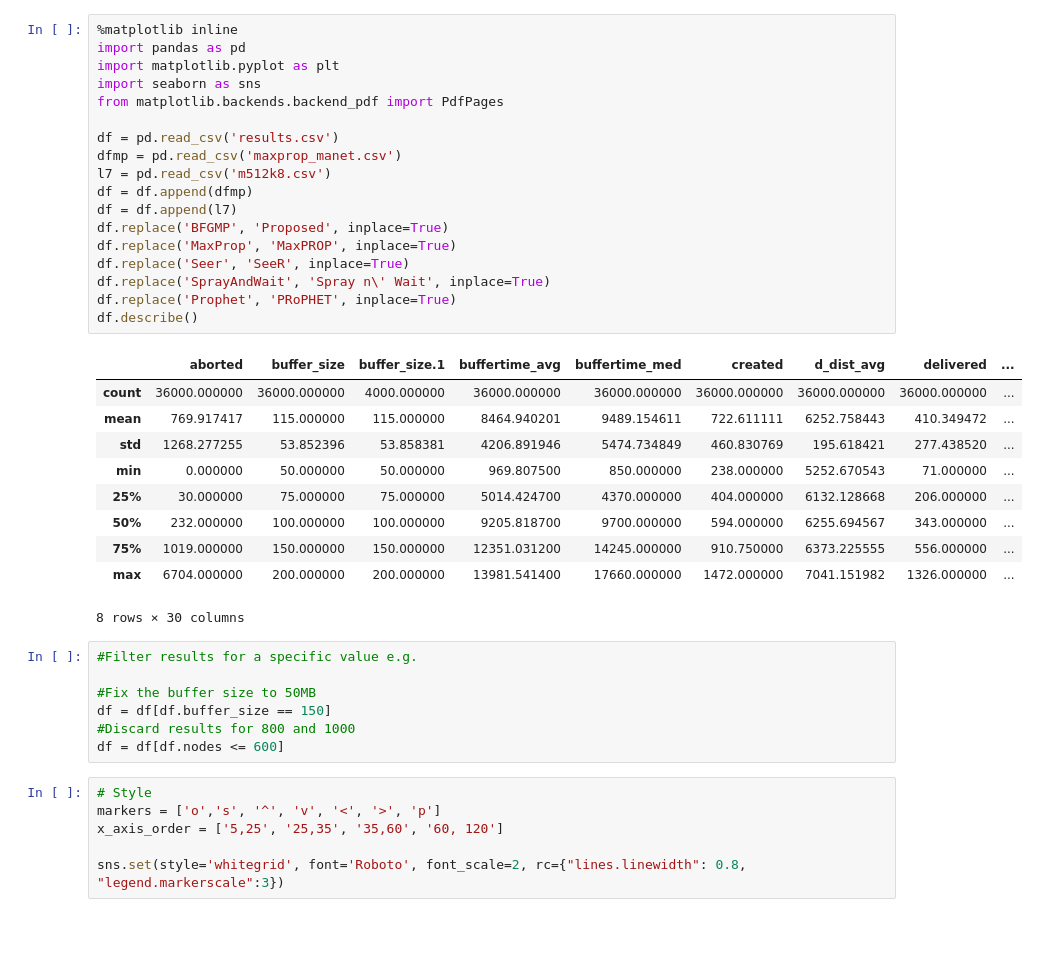
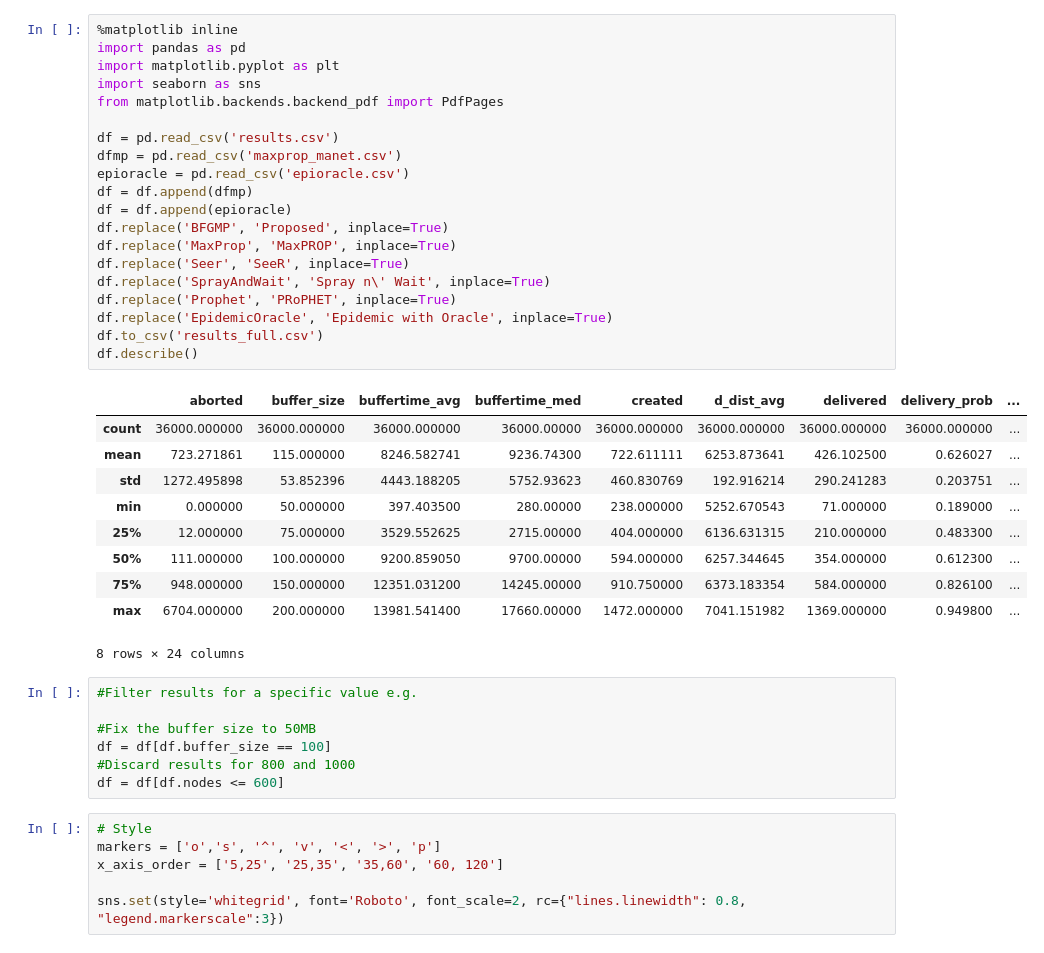
Before and after one commit to jairosh/jupyter-results, a Jupyter notebook: MANET/plot_all.ipynb, the cells around one changed output. Cells and saved outputs as stored; diff of their text form.

```diff
--- a/MANET/plot_all.ipynb
+++ b/MANET/plot_all.ipynb
@@ -1,37 +1,39 @@
 # %%
 %matplotlib inline
 import pandas as pd
 import matplotlib.pyplot as plt
 import seaborn as sns
 from matplotlib.backends.backend_pdf import PdfPages
 
 df = pd.read_csv('results.csv')
 dfmp = pd.read_csv('maxprop_manet.csv')
-l7 = pd.read_csv('m512k8.csv')
+epioracle = pd.read_csv('epioracle.csv')
 df = df.append(dfmp)
-df = df.append(l7)
+df = df.append(epioracle)
 df.replace('BFGMP', 'Proposed', inplace=True)
 df.replace('MaxProp', 'MaxPROP', inplace=True)
 df.replace('Seer', 'SeeR', inplace=True)
 df.replace('SprayAndWait', 'Spray n\' Wait', inplace=True)
 df.replace('Prophet', 'PRoPHET', inplace=True)
+df.replace('EpidemicOracle', 'Epidemic with Oracle', inplace=True)
+df.to_csv('results_full.csv')
 df.describe()
 # %% [output]
-|  | aborted | buffer_size | buffer_size.1 | buffertime_avg | buffertime_med | created | d_dist_avg | delivered | ... |
-| count | 36000.000000 | 36000.000000 | 4000.000000 | 36000.000000 | 36000.000000 | 36000.000000 | 36000.000000 | 36000.000000 | ... |
-| mean | 769.917417 | 115.000000 | 115.000000 | 8464.940201 | 9489.154611 | 722.611111 | 6252.758443 | 410.349472 | ... |
-| std | 1268.277255 | 53.852396 | 53.858381 | 4206.891946 | 5474.734849 | 460.830769 | 195.618421 | 277.438520 | ... |
-| min | 0.000000 | 50.000000 | 50.000000 | 969.807500 | 850.000000 | 238.000000 | 5252.670543 | 71.000000 | ... |
-| 25% | 30.000000 | 75.000000 | 75.000000 | 5014.424700 | 4370.000000 | 404.000000 | 6132.128668 | 206.000000 | ... |
-| 50% | 232.000000 | 100.000000 | 100.000000 | 9205.818700 | 9700.000000 | 594.000000 | 6255.694567 | 343.000000 | ... |
-| 75% | 1019.000000 | 150.000000 | 150.000000 | 12351.031200 | 14245.000000 | 910.750000 | 6373.225555 | 556.000000 | ... |
-| max | 6704.000000 | 200.000000 | 200.000000 | 13981.541400 | 17660.000000 | 1472.000000 | 7041.151982 | 1326.000000 | ... |
+|  | aborted | buffer_size | buffertime_avg | buffertime_med | created | d_dist_avg | delivered | delivery_prob | ... |
+| count | 36000.000000 | 36000.000000 | 36000.000000 | 36000.00000 | 36000.000000 | 36000.000000 | 36000.000000 | 36000.000000 | ... |
+| mean | 723.271861 | 115.000000 | 8246.582741 | 9236.74300 | 722.611111 | 6253.873641 | 426.102500 | 0.626027 | ... |
+| std | 1272.495898 | 53.852396 | 4443.188205 | 5752.93623 | 460.830769 | 192.916214 | 290.241283 | 0.203751 | ... |
+| min | 0.000000 | 50.000000 | 397.403500 | 280.00000 | 238.000000 | 5252.670543 | 71.000000 | 0.189000 | ... |
+| 25% | 12.000000 | 75.000000 | 3529.552625 | 2715.00000 | 404.000000 | 6136.631315 | 210.000000 | 0.483300 | ... |
+| 50% | 111.000000 | 100.000000 | 9200.859050 | 9700.00000 | 594.000000 | 6257.344645 | 354.000000 | 0.612300 | ... |
+| 75% | 948.000000 | 150.000000 | 12351.031200 | 14245.00000 | 910.750000 | 6373.183354 | 584.000000 | 0.826100 | ... |
+| max | 6704.000000 | 200.000000 | 13981.541400 | 17660.00000 | 1472.000000 | 7041.151982 | 1369.000000 | 0.949800 | ... |
-8 rows × 30 columns
+8 rows × 24 columns
 # %%
 #Filter results for a specific value e.g.
 
 #Fix the buffer size to 50MB
-df = df[df.buffer_size == 150]
+df = df[df.buffer_size == 100]
 #Discard results for 800 and 1000
 df = df[df.nodes <= 600]
 # %%
```
Also changed, not shown: parts of 1 cell of this notebook, 1 other file.
